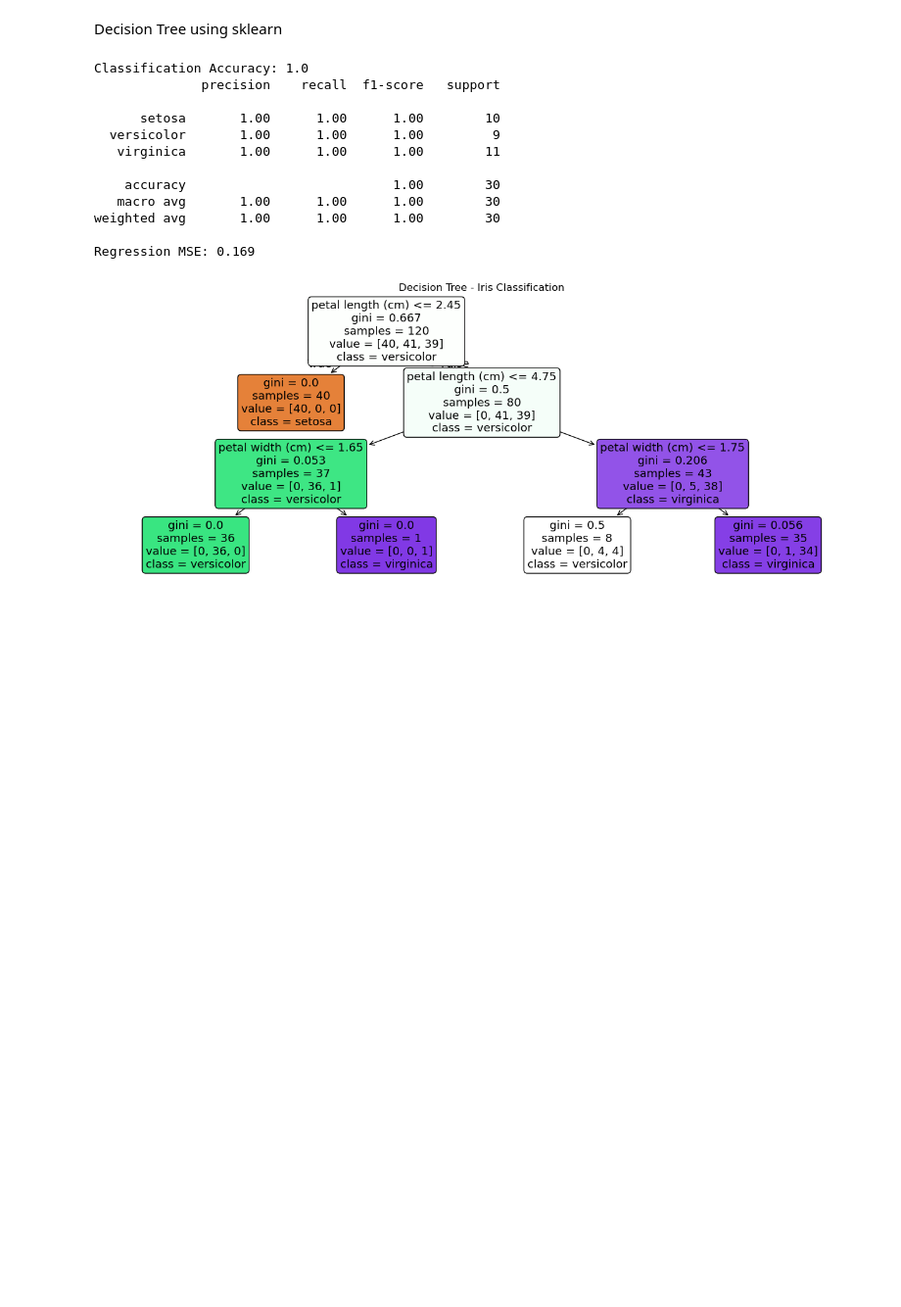
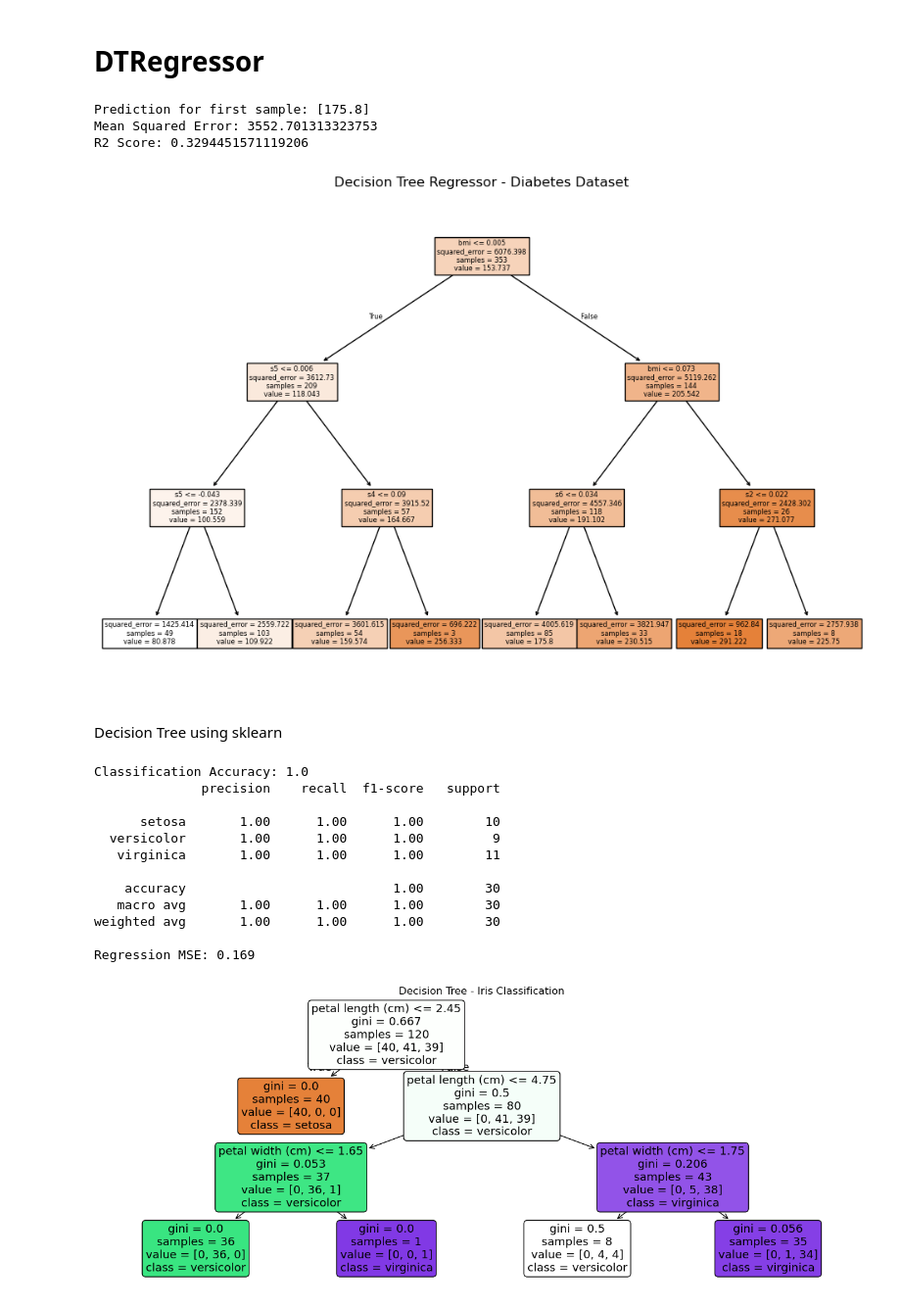
Before and after one commit to bharath-akurathi/machine_learning, a Jupyter notebook: 5_decision_trees.ipynb, the cells around one changed output. Shown at 98% size. Cells and saved outputs as stored; diff of their text form; code cells hidden in the pictures; blank space fills up the shorter version.

```diff
--- a/5_decision_trees.ipynb
+++ b/5_decision_trees.ipynb
@@ -1,3 +66,52 @@
+# %% [markdown]
+# DTRegressor
+# %%
+from sklearn.datasets import load_diabetes
+from sklearn.tree import DecisionTreeRegressor, plot_tree
+from sklearn.model_selection import train_test_split
+from sklearn.metrics import mean_squared_error, r2_score
+import matplotlib.pyplot as plt
+
+# Load dataset
+data = load_diabetes()
+X = data.data
+y = data.target
+
+# Split data
+X_train, X_test, y_train, y_test = train_test_split(
+    X, y, test_size=0.2, random_state=42
+)
+
+# Train model
+model = DecisionTreeRegressor(max_depth=3)
+model.fit(X_train, y_train)
+
+# Predict
+y_pred = model.predict(X_test)
+
+# Single prediction
+prediction = model.predict([X[0]])
+print("Prediction for first sample:", prediction)
+
+# Metrics
+print("Mean Squared Error:", mean_squared_error(y_test, y_pred))
+print("R2 Score:", r2_score(y_test, y_pred))
+
+# Plot tree
+plt.figure(figsize=(12,8))
+plot_tree(
+    model,
+    feature_names=data.feature_names,
+    filled=True
+)
+
+plt.title("Decision Tree Regressor - Diabetes Dataset")
+plt.show()
+# %% [output]
+Prediction for first sample: [175.8]
+Mean Squared Error: 3552.701313323753
+R2 Score: 0.3294451571119206
+[figure, new version]
 # %% [markdown]
 Decision Tree using sklearn
 # %%
```
Also changed, not shown: parts of 3 cells of this notebook, 10 other files.
